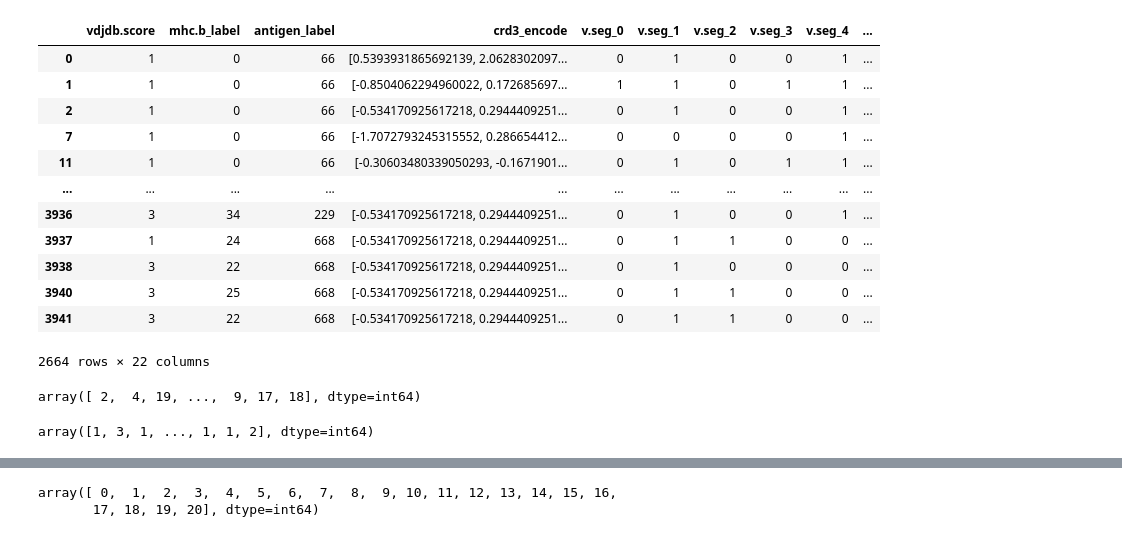
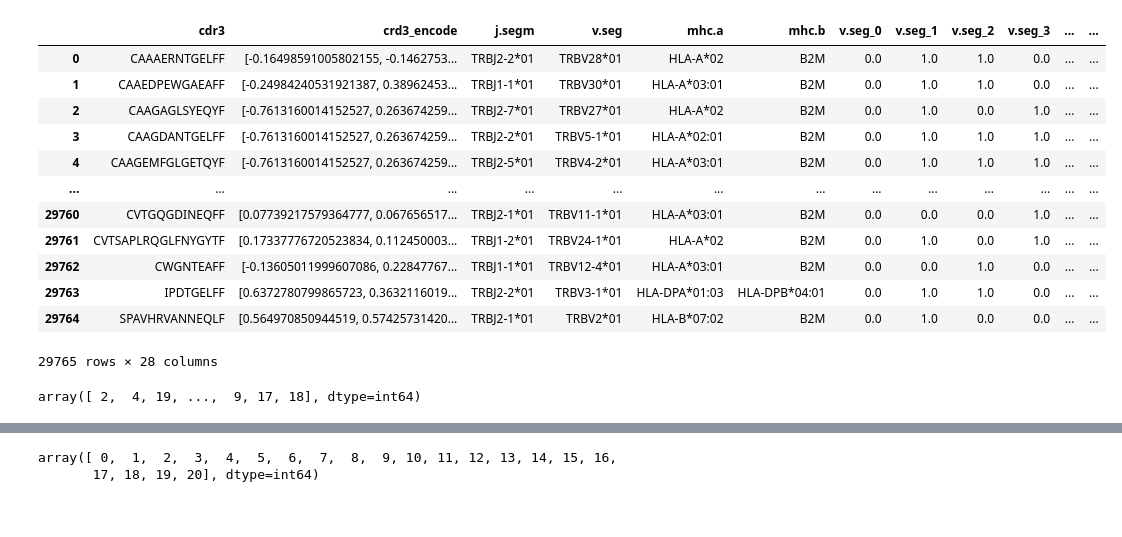
Before and after one commit to UoB-DSMP-2023-24/dsmp-2024-group-12, a Jupyter notebook: prediction_xgboost.ipynb, the cells around one changed output, grey strips where cells are left out. Drawn from its saved outputs; the diff is of its cells as text; code cells hidden in the pictures.

Commit message:
prediction

```diff
--- a/prediction_xgboost.ipynb
+++ b/prediction_xgboost.ipynb
@@ -10,3 +11,5 @@ import xgboost as xgb
 from sklearn.preprocessing import LabelEncoder
 from sklearn.metrics import roc_auc_score
 from sklearn.metrics import make_scorer
+# %%
+df = pd.read_csv('trb1.csv')
@@ -13,28 +34,40 @@ from sklearn.metrics import make_scorer
+# %%
+value_counts = df['antigen.epitope'].value_counts(normalize=True)
+
+threshold = 0.01
+df = df[df['antigen.epitope'].isin(value_counts[value_counts > threshold].index)]
+# %%
+grouped_df = df.groupby(['cdr3','crd3_encode', 'j.segm', 'v.seg', 'mhc.a', 'mhc.b',
+                         'v.seg_0', 'v.seg_1', 'v.seg_2', 'v.seg_3', 'v.seg_4', 'v.seg_5',
+                         'j.segm_0', 'j.segm_1', 'j.segm_2', 'j.segm_3',
+                         'mhc.a_0', 'mhc.a_1', 'mhc.a_2', 'mhc.a_3', 'mhc.a_4', 'mhc.a_5', 'mhc.a_6', 'mhc.b_label', 'mhc.class', 'antigen.epitope']).max()['vdjdb.score']
+df = grouped_df.reset_index()
+df = df.drop_duplicates()
+df.to_csv('prediction.csv', index=False)
 # %%
-df = pd.read_csv('111.csv')
+# df = pd.read_csv('111.csv')
 
 # mask =(df.groupby('antigen_label')['antigen_label'].transform('count') == 1)
 # %%
 # df = df[~mask]
-df = df.drop_duplicates()
 encoder = LabelEncoder()
-label_rencoded = encoder.fit_transform(df['antigen_label'].tolist())
+label_rencoded = encoder.fit_transform(df['antigen.epitope'].tolist())
 df['label_rencoded'] = label_rencoded
 df
 # %% [output]
-|  | vdjdb.score | mhc.b_label | antigen_label | crd3_encode | v.seg_0 | v.seg_1 | v.seg_2 | v.seg_3 | v.seg_4 | ... |
-| 0 | 1 | 0 | 66 | [0.5393931865692139, 2.0628302097... | 0 | 1 | 0 | 0 | 1 | ... |
-| 1 | 1 | 0 | 66 | [-0.8504062294960022, 0.172685697... | 1 | 1 | 0 | 1 | 1 | ... |
-| 2 | 1 | 0 | 66 | [-0.534170925617218, 0.2944409251... | 0 | 1 | 0 | 0 | 1 | ... |
-| 7 | 1 | 0 | 66 | [-1.7072793245315552, 0.286654412... | 0 | 0 | 0 | 0 | 1 | ... |
-| 11 | 1 | 0 | 66 | [-0.30603480339050293, -0.1671901... | 0 | 1 | 0 | 1 | 1 | ... |
-| ... | ... | ... | ... | ... | ... | ... | ... | ... | ... | ... |
-| 3936 | 3 | 34 | 229 | [-0.534170925617218, 0.2944409251... | 0 | 1 | 0 | 0 | 1 | ... |
-| 3937 | 1 | 24 | 668 | [-0.534170925617218, 0.2944409251... | 0 | 1 | 1 | 0 | 0 | ... |
-| 3938 | 3 | 22 | 668 | [-0.534170925617218, 0.2944409251... | 0 | 1 | 0 | 0 | 0 | ... |
-| 3940 | 3 | 25 | 668 | [-0.534170925617218, 0.2944409251... | 0 | 1 | 1 | 0 | 0 | ... |
-| 3941 | 3 | 22 | 668 | [-0.534170925617218, 0.2944409251... | 0 | 1 | 1 | 0 | 0 | ... |
+|  | cdr3 | crd3_encode | j.segm | v.seg | mhc.a | mhc.b | v.seg_0 | v.seg_1 | v.seg_2 | v.seg_3 | ... | ... |
+| 0 | CAAAERNTGELFF | [-0.16498591005802155, -0.1462753... | TRBJ2-2*01 | TRBV28*01 | HLA-A*02 | B2M | 0.0 | 1.0 | 1.0 | 0.0 | ... | ... |
+| 1 | CAAEDPEWGAEAFF | [-0.24984240531921387, 0.38962453... | TRBJ1-1*01 | TRBV30*01 | HLA-A*03:01 | B2M | 0.0 | 1.0 | 1.0 | 0.0 | ... | ... |
+| 2 | CAAGAGLSYEQYF | [-0.7613160014152527, 0.263674259... | TRBJ2-7*01 | TRBV27*01 | HLA-A*02 | B2M | 0.0 | 1.0 | 0.0 | 1.0 | ... | ... |
+| 3 | CAAGDANTGELFF | [-0.7613160014152527, 0.263674259... | TRBJ2-2*01 | TRBV5-1*01 | HLA-A*02:01 | B2M | 0.0 | 1.0 | 1.0 | 1.0 | ... | ... |
+| 4 | CAAGEMFGLGETQYF | [-0.7613160014152527, 0.263674259... | TRBJ2-5*01 | TRBV4-2*01 | HLA-A*03:01 | B2M | 0.0 | 1.0 | 1.0 | 1.0 | ... | ... |
+| ... | ... | ... | ... | ... | ... | ... | ... | ... | ... | ... | ... | ... |
+| 29760 | CVTGQGDINEQFF | [0.07739217579364777, 0.067656517... | TRBJ2-1*01 | TRBV11-1*01 | HLA-A*03:01 | B2M | 0.0 | 0.0 | 0.0 | 1.0 | ... | ... |
+| 29761 | CVTSAPLRQGLFNYGYTF | [0.17337776720523834, 0.112450003... | TRBJ1-2*01 | TRBV24-1*01 | HLA-A*02 | B2M | 0.0 | 1.0 | 0.0 | 1.0 | ... | ... |
+| 29762 | CWGNTEAFF | [-0.13605011999607086, 0.22847767... | TRBJ1-1*01 | TRBV12-4*01 | HLA-A*03:01 | B2M | 0.0 | 0.0 | 1.0 | 0.0 | ... | ... |
+| 29763 | IPDTGELFF | [0.6372780799865723, 0.3632116019... | TRBJ2-2*01 | TRBV3-1*01 | HLA-DPA*01:03 | HLA-DPB*04:01 | 0.0 | 1.0 | 1.0 | 0.0 | ... | ... |
+| 29764 | SPAVHRVANNEQLF | [0.564970850944519, 0.57425731420... | TRBJ2-1*01 | TRBV2*01 | HLA-B*07:02 | B2M | 0.0 | 1.0 | 0.0 | 0.0 | ... | ... |
-2664 rows × 22 columns
+29765 rows × 28 columns
 # %%
 X = df[['crd3_encode', 'v.seg_0', 'v.seg_1', 'v.seg_2', 'v.seg_3', 'v.seg_4', 'v.seg_5','vdjdb.score',
               'j.segm_0', 'j.segm_1', 'j.segm_2', 'j.segm_3',
@@ -48,7 +81,3 @@ X_train, X_test, y_train, y_test = train_test_split(X, y, test_size=0.2, stratif
 y_train
 # %% [output]
 array([ 2,  4, 19, ...,  9, 17, 18], dtype=int64)
-# %%
-X_train['vdjdb.score'].values
-# %% [output]
-array([1, 3, 1, ..., 1, 1, 2], dtype=int64)
```
Also changed, not shown: parts of 29 cells of this notebook.
